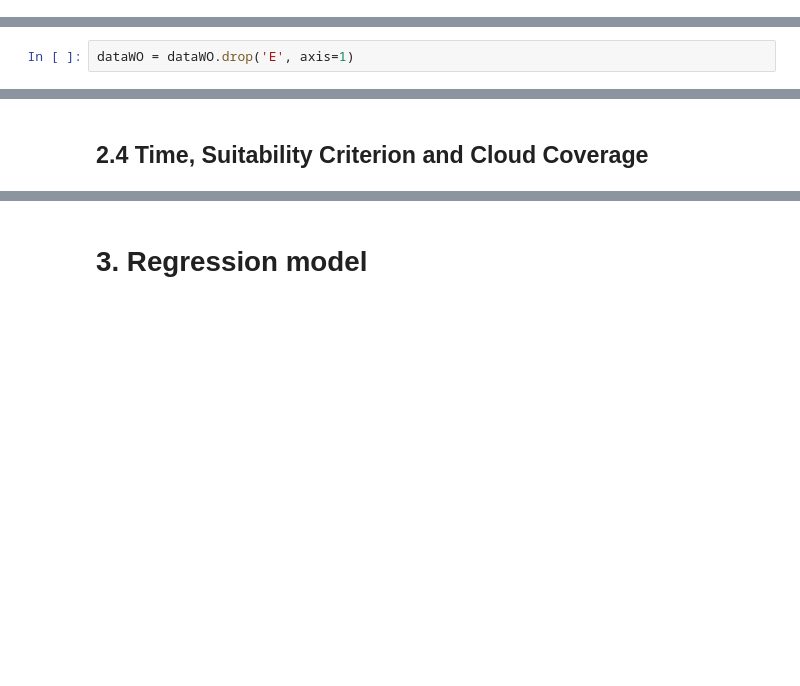
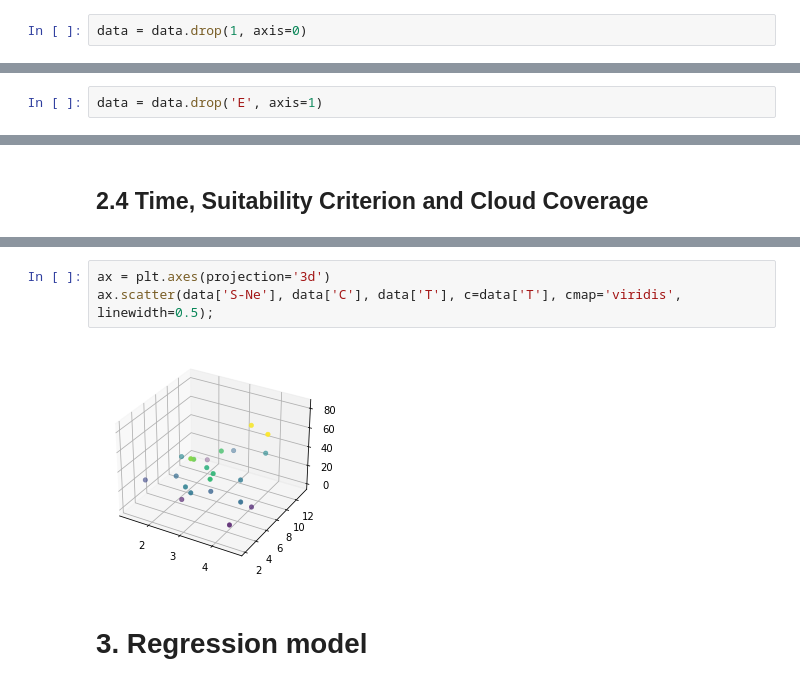
Before and after one commit to thesstefan/data_analysis, a Jupyter notebook: seeding/seeding.ipynb, the cells around one changed output, grey strips where cells are left out. Saved outputs shown, nothing was run; the diff lists cells and outputs as text; blank space fills up the shorter version.

```diff
--- a/seeding/seeding.ipynb
+++ b/seeding/seeding.ipynb
@@ -348,0 +357,2 @@ Therefore, we'll exclude the outlier point from the analysis going forward.
+# %%
+data = data.drop(1, axis=0)
@@ -384,4 +392,4 @@ plt.show()
 # %% [output]
 [figure]
 # %%
-dataWO = dataWO.drop('E', axis=1)
+data = data.drop('E', axis=1)
@@ -420,6 +416,11 @@ ax2.set_ylabel("Cloud coverage (C)")
 plt.show()
 # %% [output]
 [figure]
+# %%
+ax = plt.axes(projection='3d')
+ax.scatter(data['S-Ne'], data['C'], data['T'], c=data['T'], cmap='viridis', linewidth=0.5);
+# %% [output]
+[figure, added]
 # %% [markdown]
 # 3. Regression model
 # %%
```
Also changed, not shown: parts of 13 cells of this notebook.
